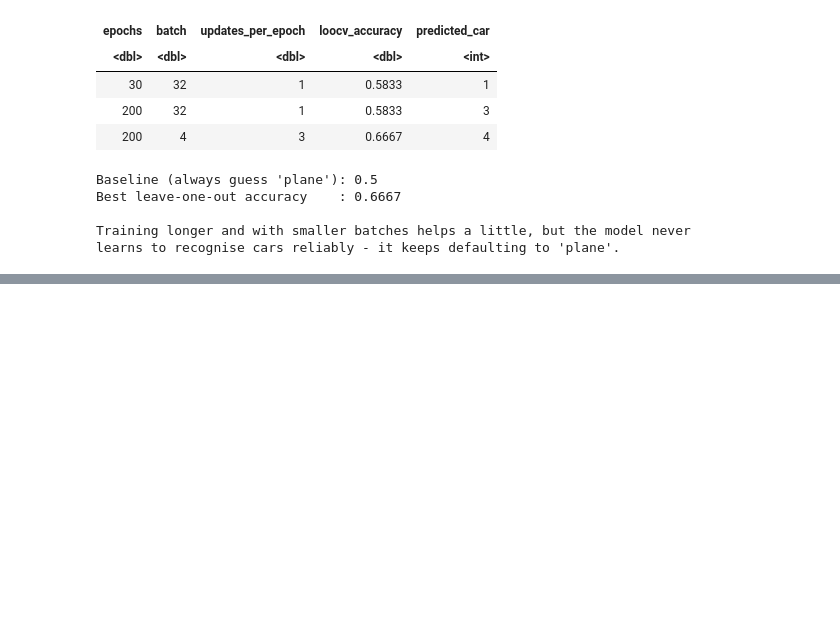
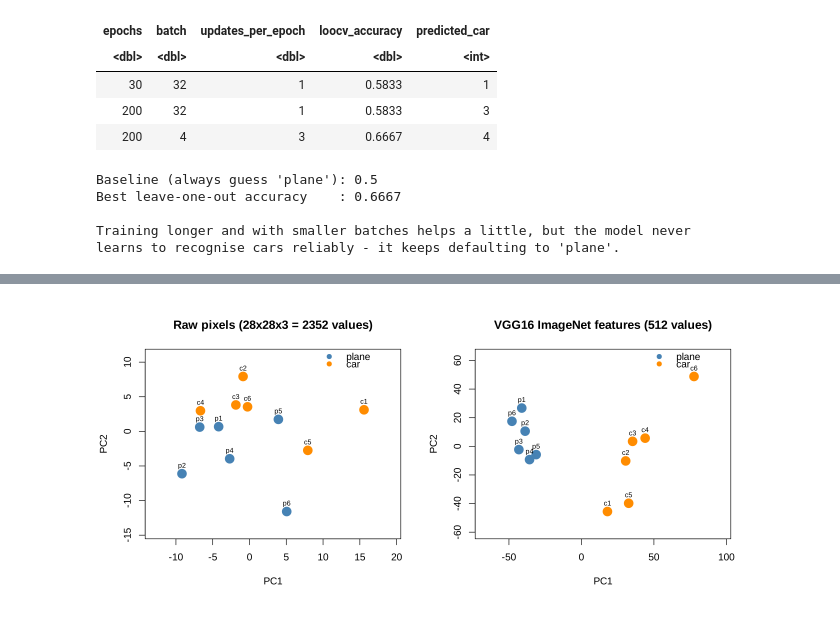
Before and after one commit to Swaroop192005/23102A0001_R-Programming, a Jupyter notebook: Mini_Project/R_Mini_Project_Image_Classification_Keras_23102A0001.ipynb, the cells around one changed output, grey strips where cells are left out. Saved outputs shown, nothing was run; the diff lists cells and outputs as text; code cells hidden in the pictures; blank space fills up the shorter version.

```diff
--- a/Mini_Project/R_Mini_Project_Image_Classification_Keras_23102A0001.ipynb
+++ b/Mini_Project/R_Mini_Project_Image_Classification_Keras_23102A0001.ipynb
@@ -424,7 +424,7 @@ for (k in seq_along(test_idx)) {
 # Build, compile and fit the video's model from scratch - used by the next two sections
 fit_model <- function(x, y, seed, epochs = 30, batch = 32) {
   set_random_seed(seed)
-  m <- keras_model_sequential(input_shape = c(2352)) %>%
+  m <- keras_model_sequential(input_shape = c(ncol(x))) %>%
     layer_dense(units = 256, activation = "relu") %>%
     layer_dense(units = 128, activation = "relu") %>%
     layer_dense(units = 2,   activation = "softmax")
@@ -636,0 +614,7 @@ baseline**, not 100%.
+# %%
+# VGG16 trained on ImageNet, used purely as a feature extractor (its weights are never updated)
+base <- application_vgg16(weights = "imagenet", include_top = FALSE,
+                          input_shape = c(224, 224, 3), pooling = "avg")
+
+cat("Features produced per image:", as.integer(base$output_shape[[2]]), "\n")
+cat("VGG16 parameters (frozen) :", format(base$count_params(), big.mark = ","), "\n")
@@ -636,0 +624,17 @@ baseline**, not 100%.
+# %%
+# Push every image through VGG16 and keep the 512-number summary
+extract_features <- function(model, files) {
+  n   <- as.integer(model$output_shape[[2]])
+  out <- matrix(0, length(files), n)
+  for (i in seq_along(files)) {
+    im <- readImage(file.path(img_dir, files[i]))
+    x  <- array_reshape(resize(im, 224, 224) * 255, c(1, 224, 224, 3))
+    out[i, ] <- predict(model, application_preprocess_inputs(model, x), verbose = 0)[1, ]
+  }
+  out
+}
+
+feat <- extract_features(base, pix)
+cat("VGG16 feature matrix:", dim(feat), "\n")
+cat("(the raw-pixel version was", nrow(allx), "x", ncol(allx), ")\n\n")
+round(feat[1:3, 1:8], 3)
@@ -636,0 +650,20 @@ baseline**, not 100%.
+# %%
+pc_raw  <- prcomp(allx, scale. = FALSE)
+pc_vgg  <- prcomp(feat, scale. = FALSE)
+cols    <- ifelse(ally == 0, "steelblue", "darkorange")
+
+options(repr.plot.width = 11, repr.plot.height = 5)
+par(mfrow = c(1, 2))
+for (p in list(list(pc_raw, "Raw pixels (28x28x3 = 2352 values)"),
+               list(pc_vgg, "VGG16 ImageNet features (512 values)"))) {
+  x <- p[[1]]$x[, 1]; y <- p[[1]]$x[, 2]
+  plot(x, y, col = cols, pch = 19, cex = 2, main = p[[2]],
+       xlab = "PC1", ylab = "PC2",
+       xlim = range(x) + c(-1, 1) * 0.15 * diff(range(x)),
+       ylim = range(y) + c(-1, 1) * 0.15 * diff(range(y)))
+  text(x, y, labels = sub("\\.jpg$", "", pix), pos = 3, cex = 0.7)
+  legend("topright", legend = c("plane", "car"), col = c("steelblue", "darkorange"),
+         pch = 19, bty = "n")
+}
+# %% [output]
+[figure, added]
```
Also changed, not shown: parts of 15 cells of this notebook, 1 other file.
